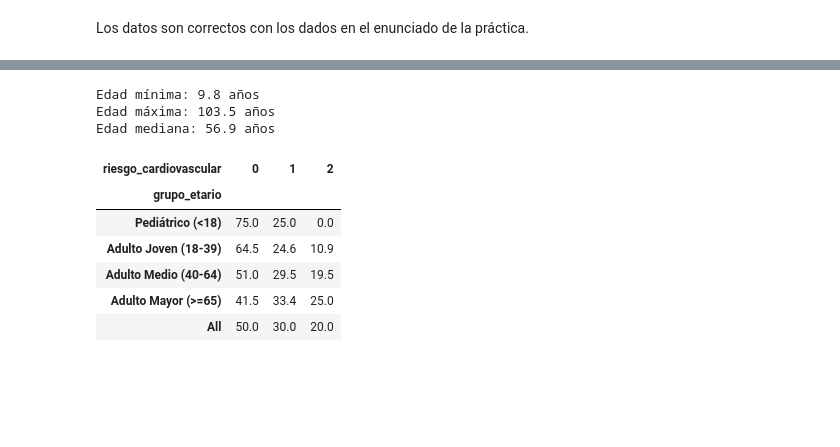
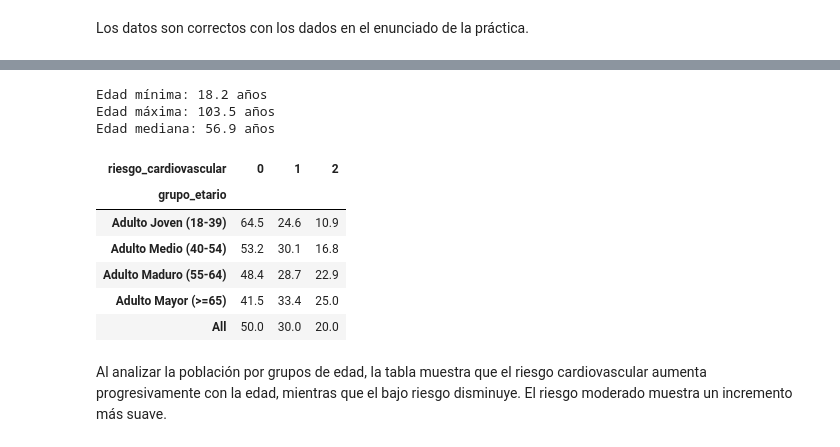
Before and after one commit to madalenointhemorning/MachineLearningUMU, a Jupyter notebook: notebooks/01_eda.ipynb, the cells around one changed output, grey strips where cells are left out. Saved outputs shown, nothing was run; the diff lists cells and outputs as text; code cells hidden in the pictures; blank space fills up the shorter version.

```diff
--- a/notebooks/01_eda.ipynb
+++ b/notebooks/01_eda.ipynb
@@ -892,34 +834,40 @@ AUDITORÍA FORENSE AVANZADA DEL DATASET
 # %%
+# Excluir menores
+df_edad_bien = df[df["edad"] >= 18].copy()
+
 # Comprobar el rango y los grupos de edad del dataset
-print(f"Edad mínima: {df['edad'].min():.1f} años")
-print(f"Edad máxima: {df['edad'].max():.1f} años")
-print(f"Edad mediana: {df['edad'].median():.1f} años")
+print(f"Edad mínima: {df_edad_bien['edad'].min():.1f} años")
+print(f"Edad máxima: {df_edad_bien['edad'].max():.1f} años")
+print(f"Edad mediana: {df_edad_bien['edad'].median():.1f} años")
 
 # Crear grupos etarios clínicos
-bins = [0, 18, 40, 65, 120]
+bins = [18, 40, 55, 65, 120]
 labels = [
-    "Pediátrico (<18)",
     "Adulto Joven (18-39)",
-    "Adulto Medio (40-64)",
+    "Adulto Medio (40-54)",
+    "Adulto Maduro (55-64)",
     "Adulto Mayor (>=65)",
 ]
-df["grupo_etario"] = pd.cut(df["edad"], bins=bins, labels=labels, right=False)
+
+df_edad_bien["grupo_etario"] = pd.cut(df_edad_bien["edad"], bins=bins, labels=labels, right=False)
 
 # Ver distribución por grupo y su relación con el riesgo cardiovascular
 pd.crosstab(
-    df["grupo_etario"],
-    df["riesgo_cardiovascular"],
+    df_edad_bien["grupo_etario"],
+    df_edad_bien["riesgo_cardiovascular"],
     normalize="index",
     margins=True,
 ).round(3) * 100
 # %% [output]
-Edad mínima: 9.8 años
+Edad mínima: 18.2 años
 Edad máxima: 103.5 años
 Edad mediana: 56.9 años
 | riesgo_cardiovascular | 0 | 1 | 2 |
 | grupo_etario |  |  |  |
-| Pediátrico (<18) | 75.0 | 25.0 | 0.0 |
 | Adulto Joven (18-39) | 64.5 | 24.6 | 10.9 |
-| Adulto Medio (40-64) | 51.0 | 29.5 | 19.5 |
+| Adulto Medio (40-54) | 53.2 | 30.1 | 16.8 |
+| Adulto Maduro (55-64) | 48.4 | 28.7 | 22.9 |
 | Adulto Mayor (>=65) | 41.5 | 33.4 | 25.0 |
 | All | 50.0 | 30.0 | 20.0 |
+# %% [markdown]
+Al analizar la población por grupos de edad, la tabla muestra que el riesgo cardiovascular aumenta progresivamente con la edad, mientras que el bajo riesgo disminuye. El riesgo moderado muestra un incremento más suave.
```
Also changed, not shown: parts of 4 cells of this notebook, 2 other files.
